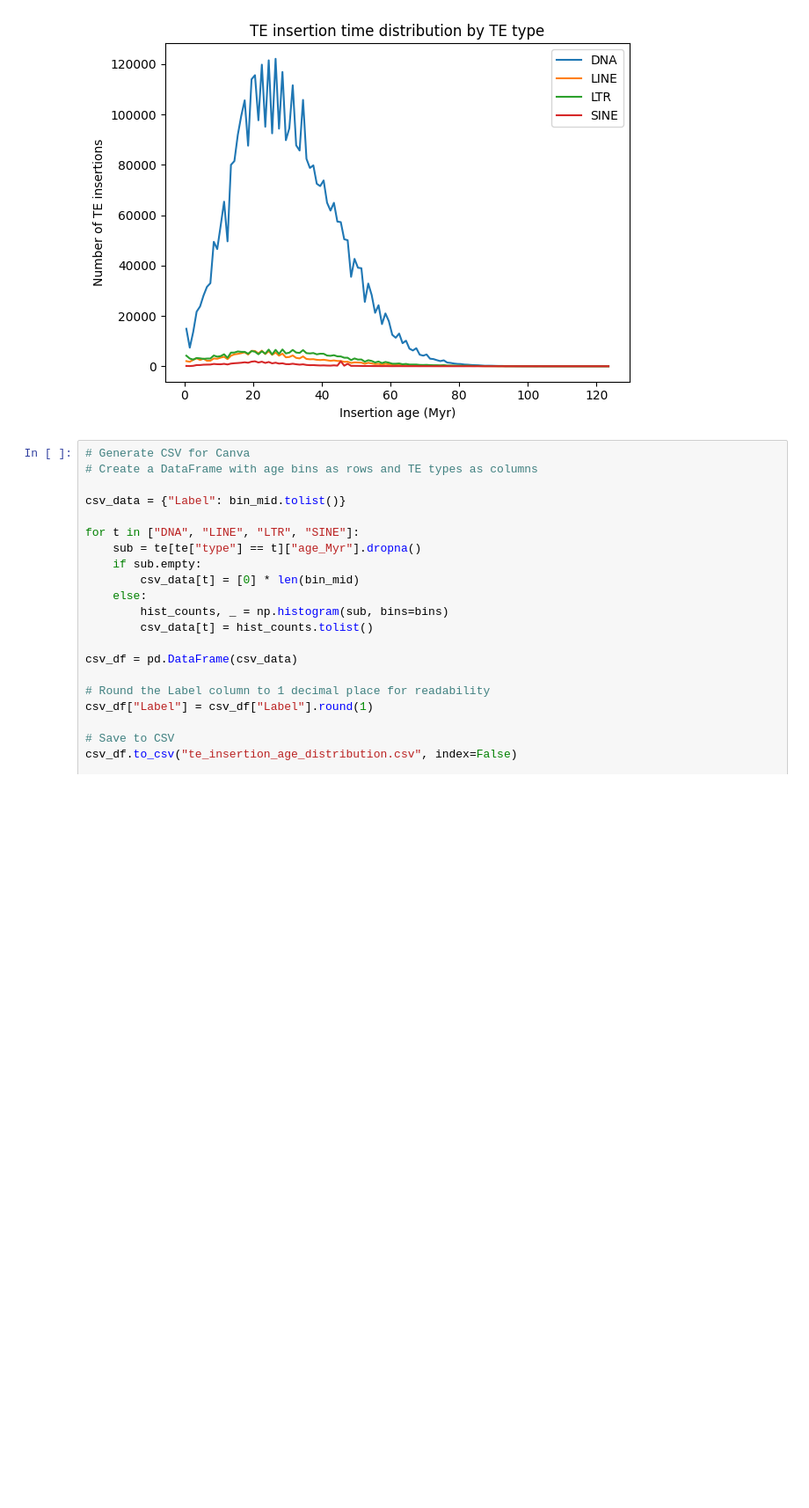
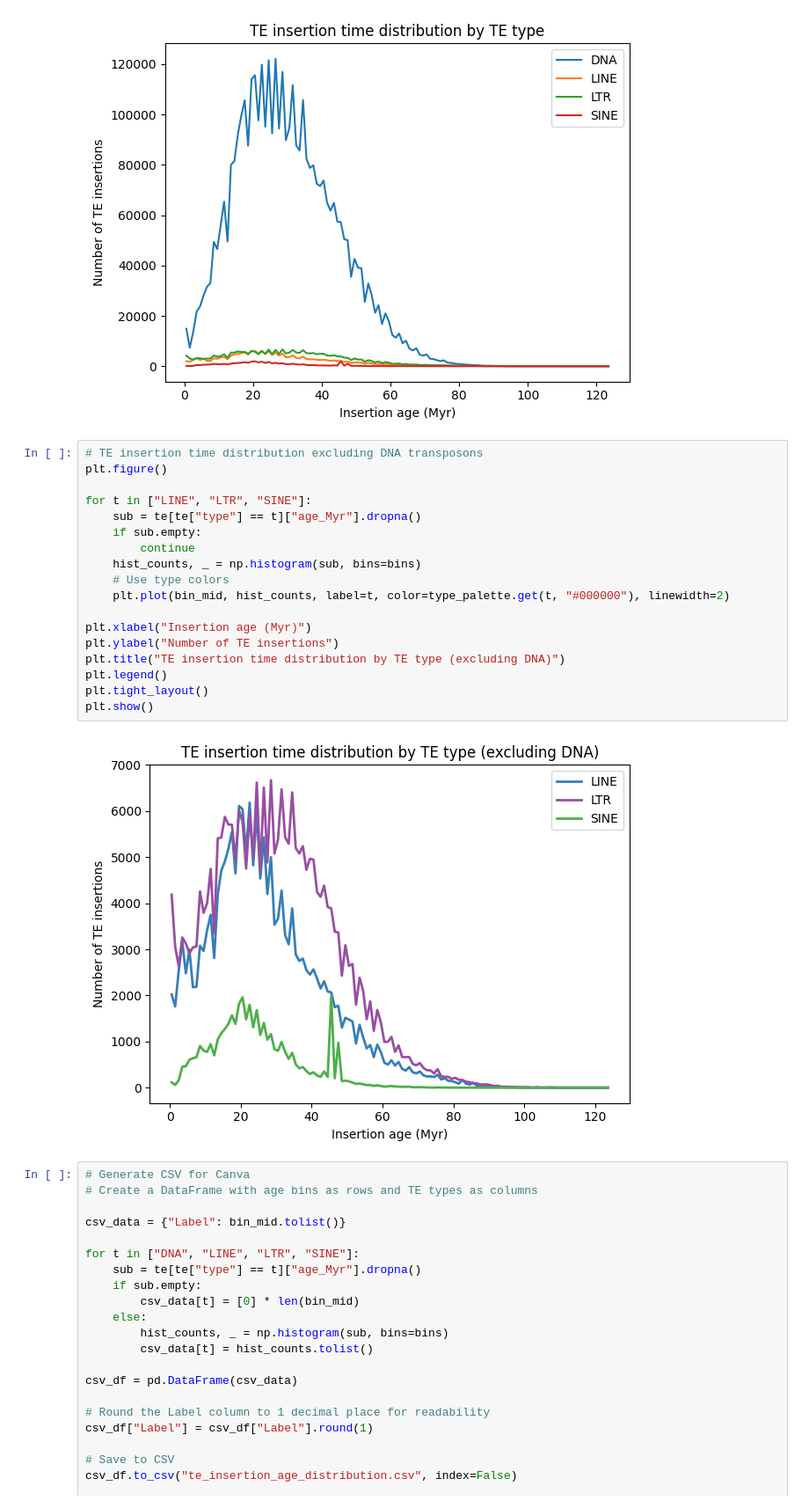
Before and after one commit to shalenyjlemko/DRario_compg, a Jupyter notebook: data/Drerio_FishTEDB/perChr_TE.ipynb, the cells around one changed output. Shown at 88% size. Cells and saved outputs as stored; diff of their text form; blank space fills up the shorter version.

```diff
--- a/data/Drerio_FishTEDB/perChr_TE.ipynb
+++ b/data/Drerio_FishTEDB/perChr_TE.ipynb
@@ -345,6 +345,26 @@ plt.tight_layout()
 plt.show()
 # %% [output]
 [figure]
+# %%
+# TE insertion time distribution excluding DNA transposons
+plt.figure()
+
+for t in ["LINE", "LTR", "SINE"]:
+    sub = te[te["type"] == t]["age_Myr"].dropna()
+    if sub.empty:
+        continue
+    hist_counts, _ = np.histogram(sub, bins=bins)
+    # Use type colors
+    plt.plot(bin_mid, hist_counts, label=t, color=type_palette.get(t, "#000000"), linewidth=2)
+
+plt.xlabel("Insertion age (Myr)")
+plt.ylabel("Number of TE insertions")
+plt.title("TE insertion time distribution by TE type (excluding DNA)")
+plt.legend()
+plt.tight_layout()
+plt.show()
+# %% [output]
+[figure, added]
 # %%
 # Generate CSV for Canva
 # Create a DataFrame with age bins as rows and TE types as columns
```
Also changed, not shown: 10 other files.
